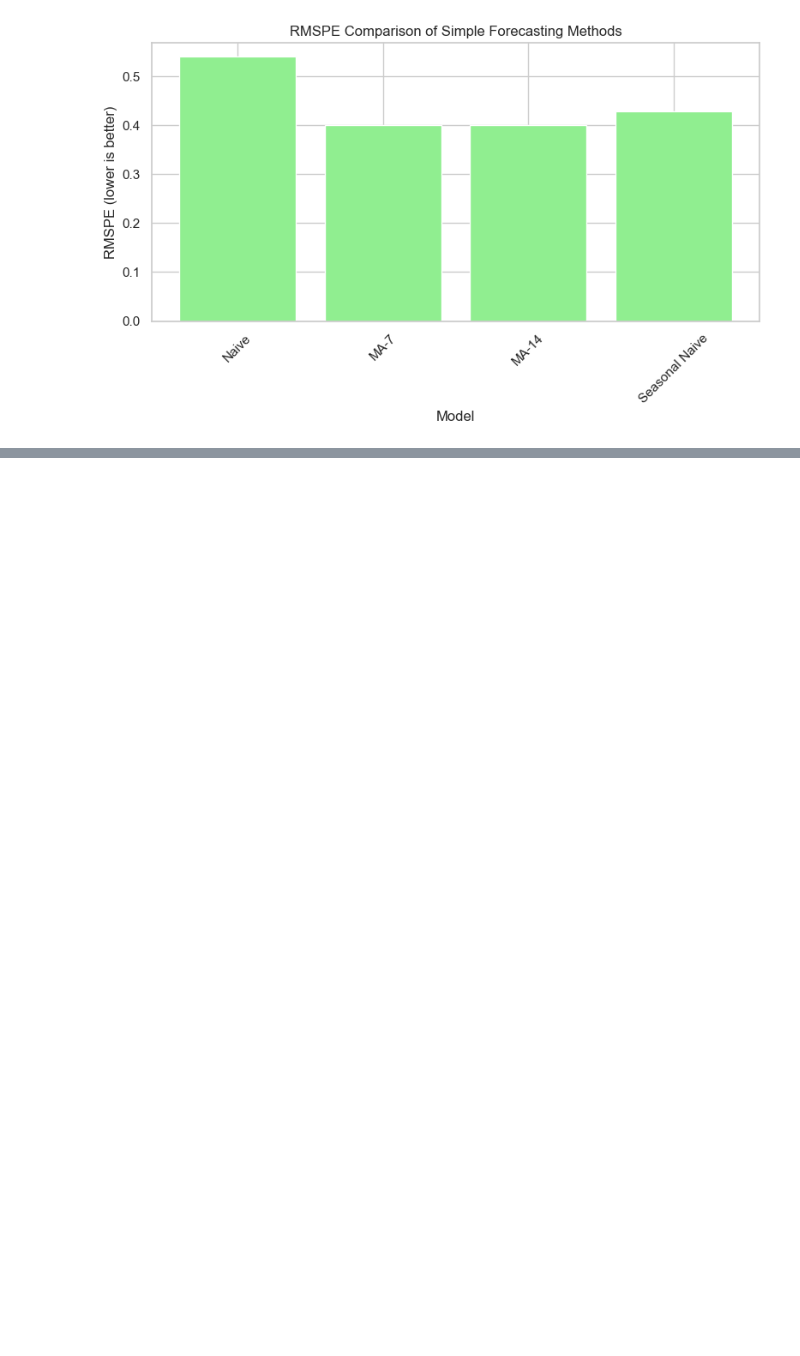
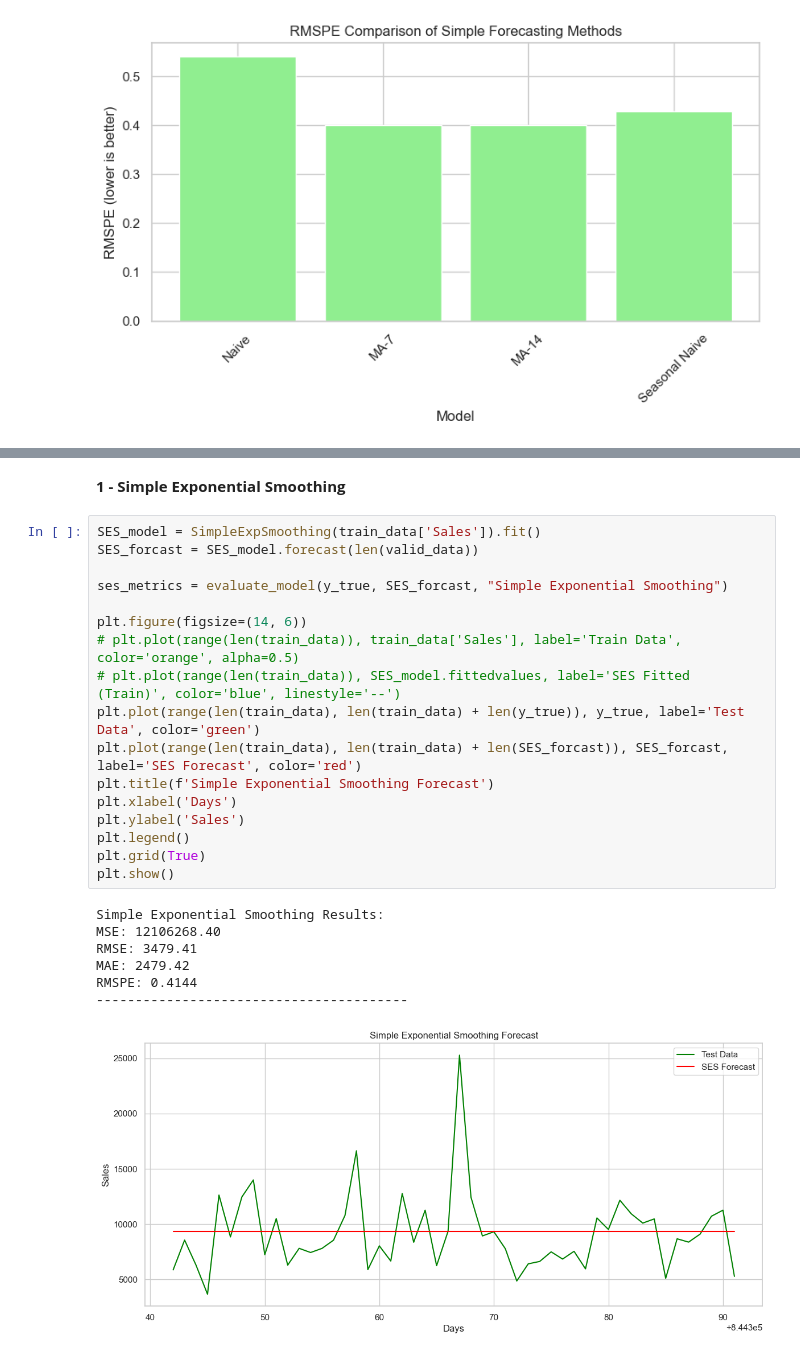
Before and after one commit to ali2yman/Rossman-Store---Time-Series-Analysis-Project, a Jupyter notebook: code.ipynb, the cells around one changed output, grey strips where cells are left out. Saved outputs shown, nothing was run; the diff lists cells and outputs as text; blank space fills up the shorter version.

Commit message:
adding ETS models

```diff
--- a/code.ipynb
+++ b/code.ipynb
@@ -712,0 +721,27 @@ plt.show()
+# %% [markdown]
+<B>1 - Simple Exponential Smoothing</B>
+# %%
+SES_model = SimpleExpSmoothing(train_data['Sales']).fit()
+SES_forcast = SES_model.forecast(len(valid_data))
+
+ses_metrics = evaluate_model(y_true, SES_forcast, "Simple Exponential Smoothing")
+
+plt.figure(figsize=(14, 6))
+# plt.plot(range(len(train_data)), train_data['Sales'], label='Train Data', color='orange', alpha=0.5)
+# plt.plot(range(len(train_data)), SES_model.fittedvalues, label='SES Fitted (Train)', color='blue', linestyle='--')
+plt.plot(range(len(train_data), len(train_data) + len(y_true)), y_true, label='Test Data', color='green')
+plt.plot(range(len(train_data), len(train_data) + len(SES_forcast)), SES_forcast, label='SES Forecast', color='red')
+plt.title(f'Simple Exponential Smoothing Forecast')
+plt.xlabel('Days')
+plt.ylabel('Sales')
+plt.legend()
+plt.grid(True)
+plt.show()
+# %% [output]
+Simple Exponential Smoothing Results:
+MSE: 12106268.40
+RMSE: 3479.41
+MAE: 2479.42
+RMSPE: 0.4144
+----------------------------------------
+[figure, added]
```
Also changed, not shown: parts of 9 cells of this notebook.
